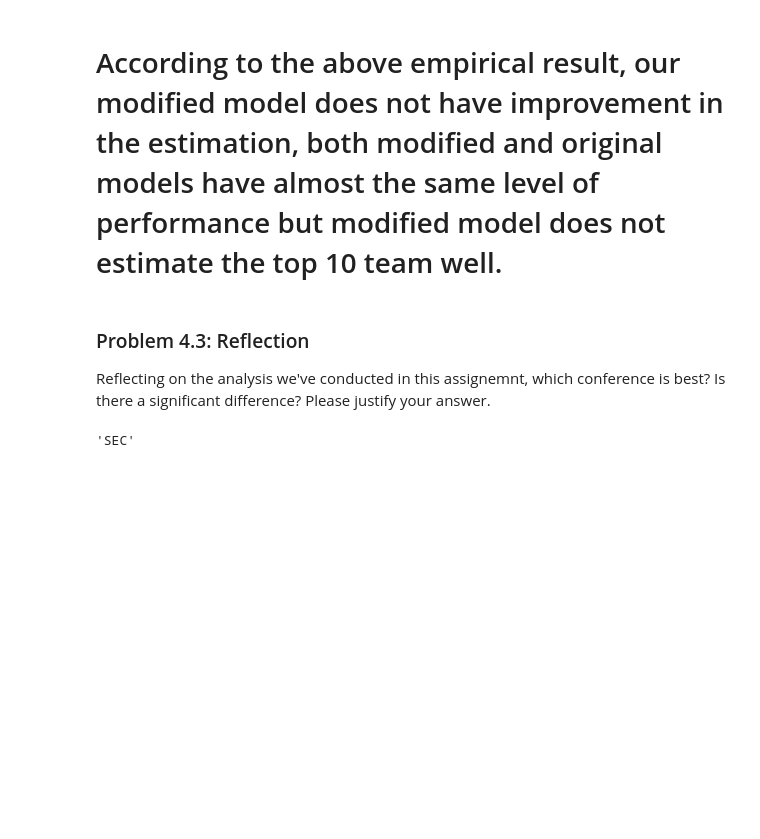
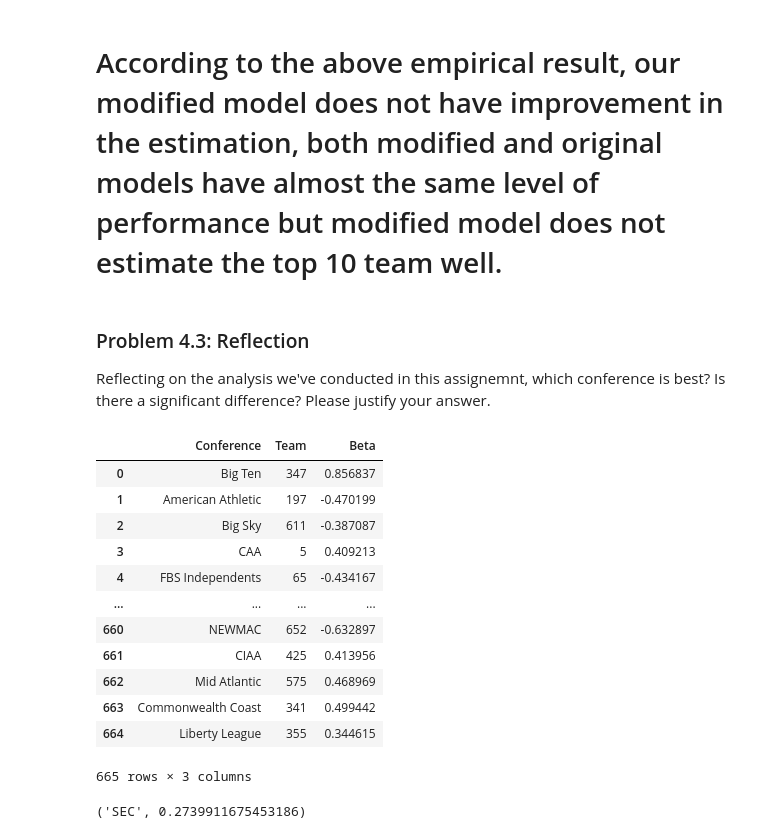
Before and after one commit to fatday/My-Grad-Math-Works, a Jupyter notebook: assignments/hw1/hw1.ipynb, the cells around one changed output. Saved outputs shown, nothing was run; the diff lists cells and outputs as text; code cells hidden in the pictures; blank space fills up the shorter version.

```diff
--- a/assignments/hw1/hw1.ipynb
+++ b/assignments/hw1/hw1.ipynb
@@ -560,7 +561,25 @@ Reflecting on the analysis we've conducted in this assignemnt, which conference
 allgames = allgames.dropna(subset=['Home Conference', 'Away Conference'])
 # %%
 Conferences = set(allgames["Home Conference"].unique()).union(set(allgames["Away Conference"].unique()))
-Conferences_betas = {cf_names : [] for cf_names in Conferences}
+Conferences_betas_group = set()
 for _, row in allgames.iterrows():
-  Conferences_betas[row["Home Conference"]].append(beta_newton[team_to_index[row["Home Team"]]])
-  Conferences_betas[row["Away Conference"]].append(beta_newton[team_to_index[row["Away Team"]]])
+  Conferences_betas_group.add((row["Home Conference"], team_to_index[row["Home Team"]], float(beta_newton[team_to_index[row["Home Team"]]])))
+  Conferences_betas_group.add((row["Away Conference"], team_to_index[row["Away Team"]], float(beta_newton[team_to_index[row["Away Team"]]])))
+# %%
+Conferences_betas_df = pd.DataFrame(Conferences_betas_group, columns=["Conference", "Team", "Beta"])
+# %%
+Conferences_betas_df
+# %% [output]
+|  | Conference | Team | Beta |
+| 0 | Big Ten | 347 | 0.856837 |
+| 1 | American Athletic | 197 | -0.470199 |
+| 2 | Big Sky | 611 | -0.387087 |
+| 3 | CAA | 5 | 0.409213 |
+| 4 | FBS Independents | 65 | -0.434167 |
+| ... | ... | ... | ... |
+| 660 | NEWMAC | 652 | -0.632897 |
+| 661 | CIAA | 425 | 0.413956 |
+| 662 | Mid Atlantic | 575 | 0.468969 |
+| 663 | Commonwealth Coast | 341 | 0.499442 |
+| 664 | Liberty League | 355 | 0.344615 |
+665 rows × 3 columns
@@ -567,6 +591,6 @@ for _, row in allgames.iterrows():
 # %%
-Conferences_betas_mean = {cf_names : torch.mean(torch.stack(betas)) for cf_names, betas in Conferences_betas.items()}
+Conferences_betas_mean = {cf_names : torch.mean(torch.stack((betas,))) for cf_names, betas in Conferences_betas.items()} # Wrap betas in a tuple
 Best_Conference = max(Conferences_betas_mean, key=Conferences_betas_mean.get)
-Best_Conference
+Best_Conference, float(Conferences_betas_mean[Best_Conference])
 # %% [output]
-'SEC'
+('SEC', 0.2739911675453186)
```
Also changed, not shown: parts of 10 cells of this notebook.
